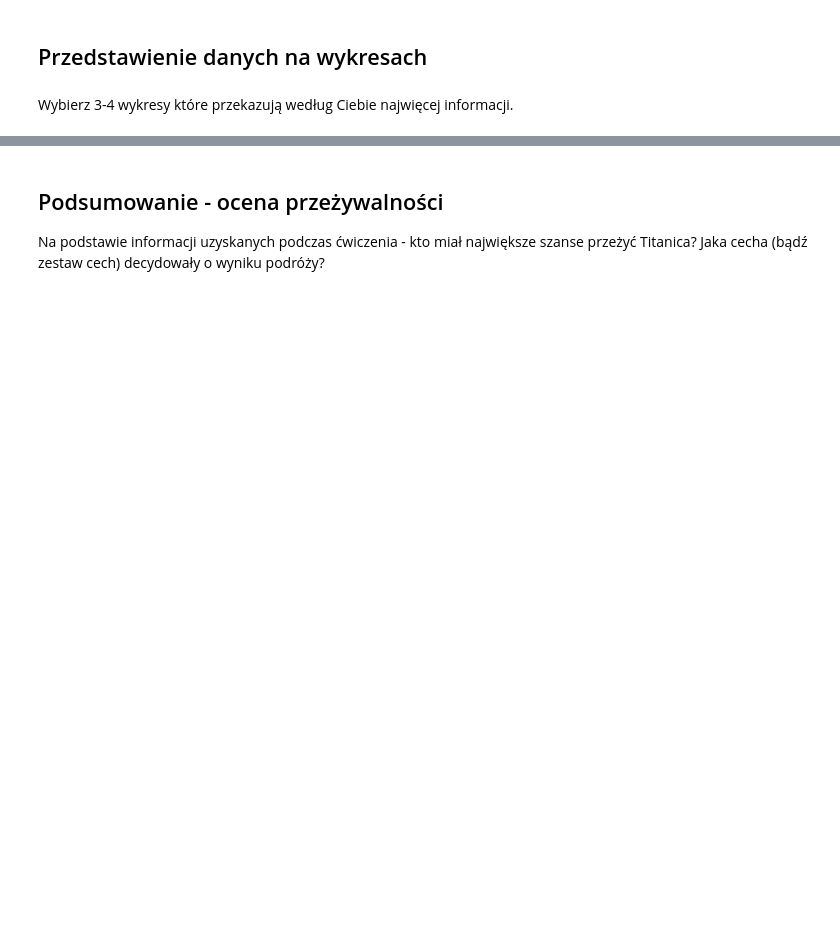
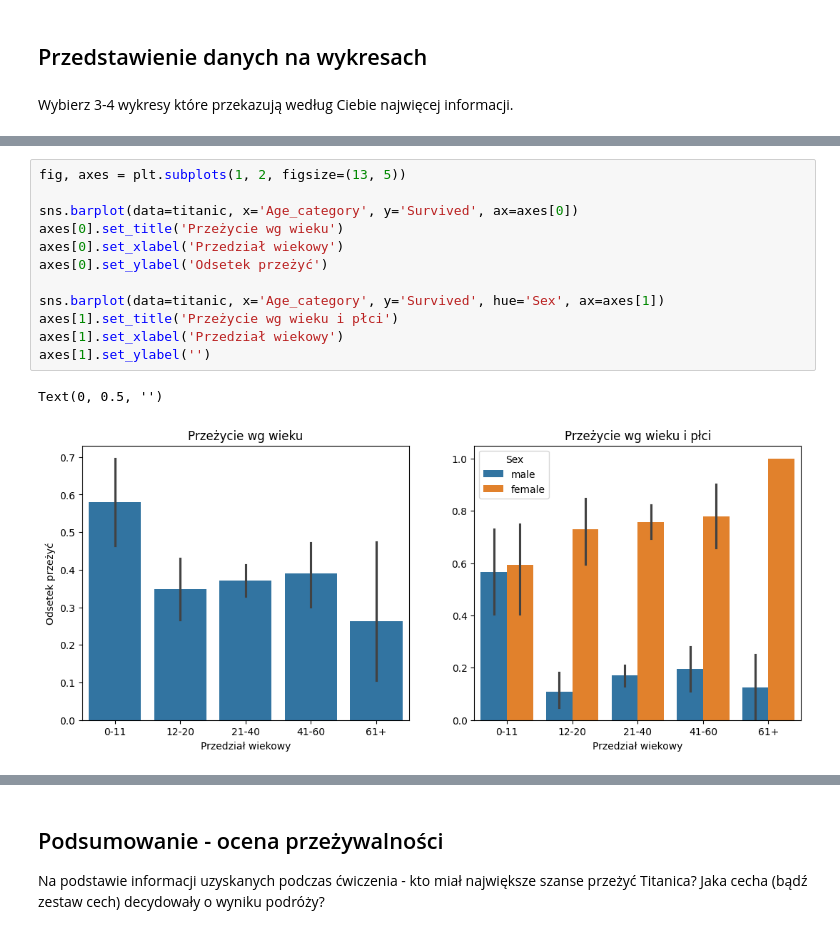
Before and after one commit to Zajecia-na-PWr-LR/lista-2-MateuszOlech, a Jupyter notebook: UczenieMaszynowe_25_26_Lista2.ipynb, the cells around one changed output, grey strips where cells are left out. Cells and saved outputs as stored; diff of their text form; blank space fills up the shorter version.

```diff
--- a/UczenieMaszynowe_25_26_Lista2.ipynb
+++ b/UczenieMaszynowe_25_26_Lista2.ipynb
@@ -187,0 +203,15 @@ Wybierz 3-4 wykresy które przekazują według Ciebie najwięcej informacji.
+# %%
+fig, axes = plt.subplots(1, 2, figsize=(13, 5))
+
+sns.barplot(data=titanic, x='Age_category', y='Survived', ax=axes[0])
+axes[0].set_title('Przeżycie wg wieku')
+axes[0].set_xlabel('Przedział wiekowy')
+axes[0].set_ylabel('Odsetek przeżyć')
+
+sns.barplot(data=titanic, x='Age_category', y='Survived', hue='Sex', ax=axes[1])
+axes[1].set_title('Przeżycie wg wieku i płci')
+axes[1].set_xlabel('Przedział wiekowy')
+axes[1].set_ylabel('')
+# %% [output]
+Text(0, 0.5, '')
+[figure, added]
```
Also changed, not shown: parts of 8 cells of this notebook.
